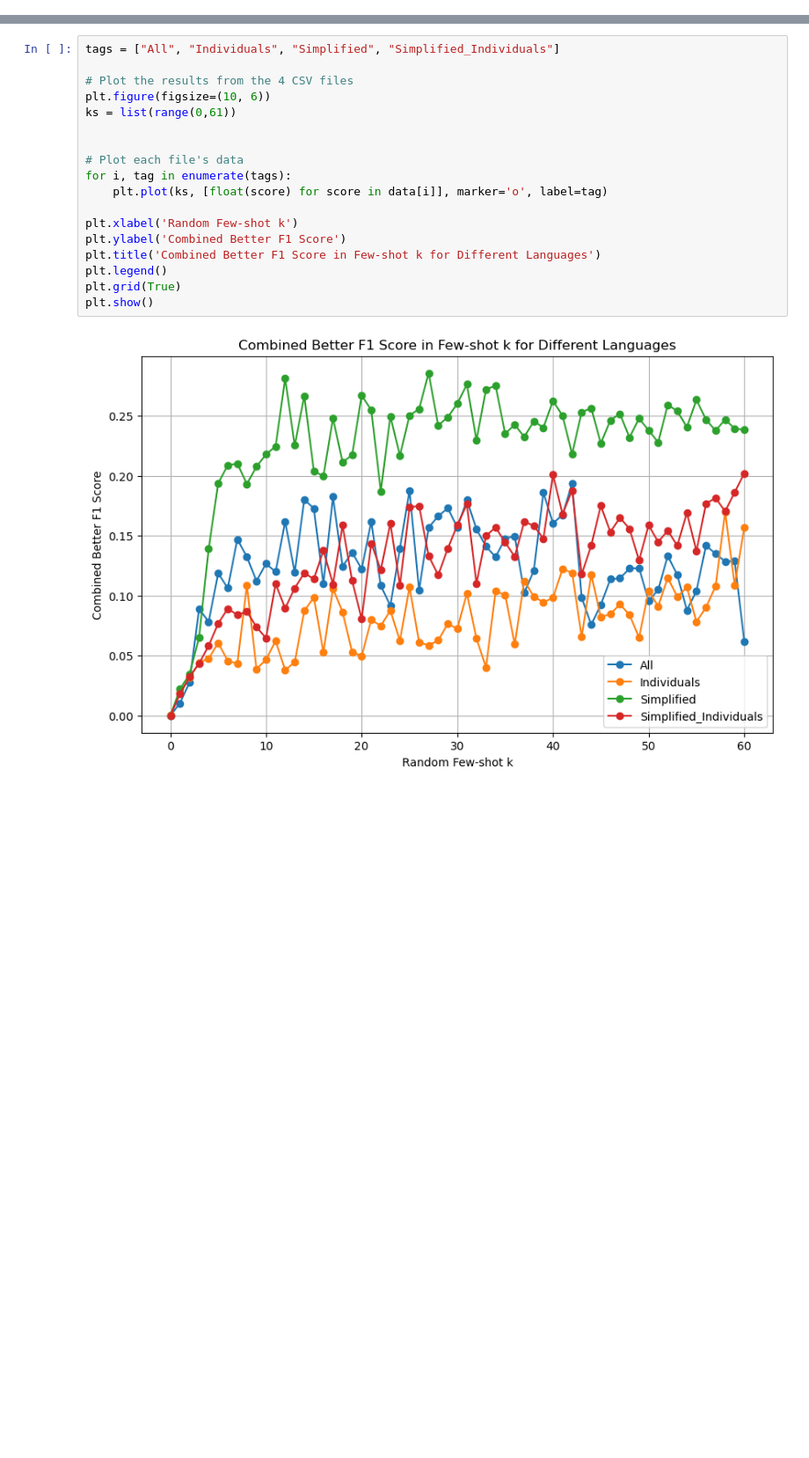
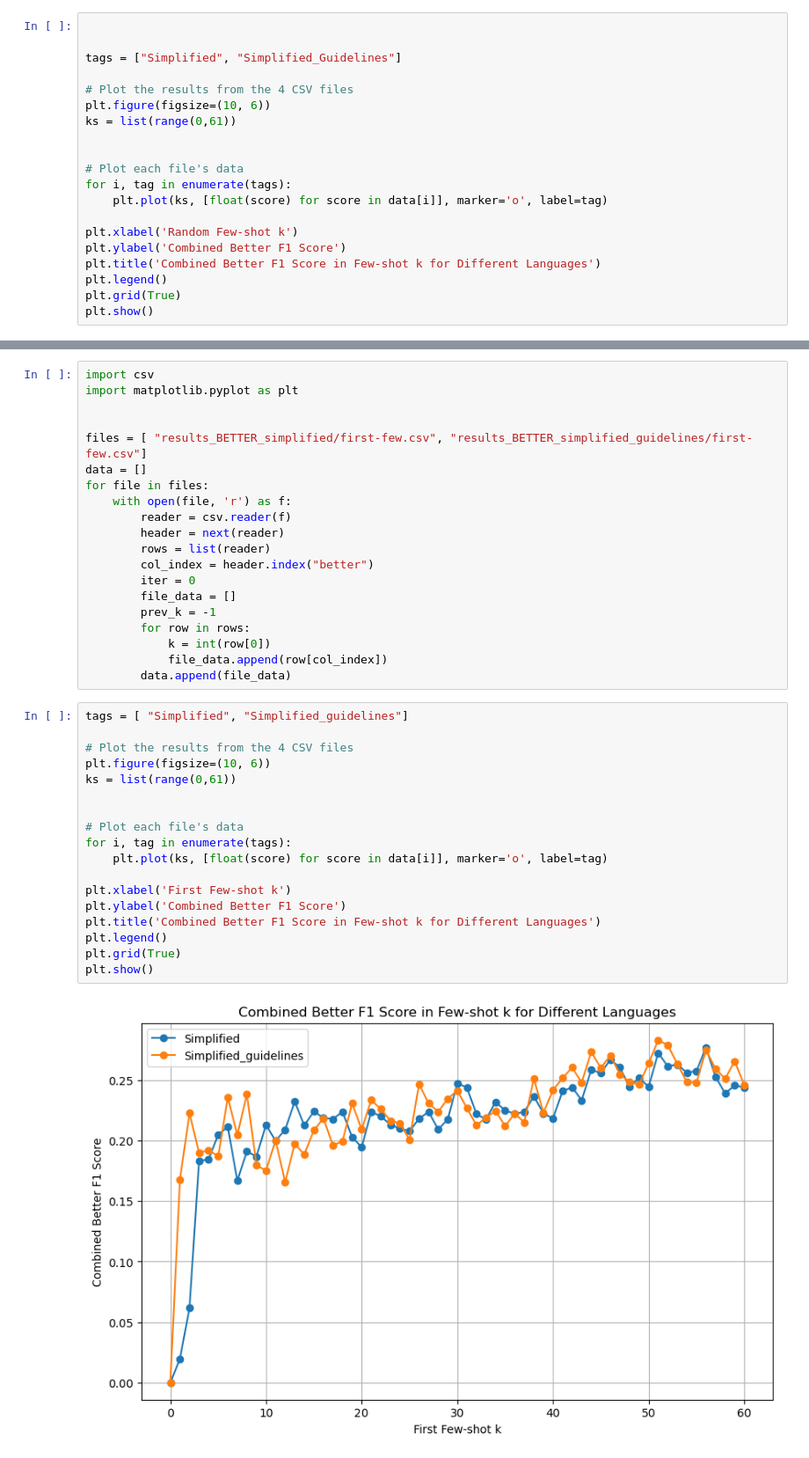
Before and after one commit to MikelZubi/ThinkTwice, a Jupyter notebook: visualize_results_BETTER.ipynb, the cells around one changed output, grey strips where cells are left out. Shown at 88% size. Saved outputs shown, nothing was run; the diff lists cells and outputs as text; blank space fills up the shorter version.

Commit message:
Better simplified guidelines added, and changes to support the vllm new version

```diff
--- a/visualize_results_BETTER.ipynb
+++ b/visualize_results_BETTER.ipynb
@@ -18,3 +18,23 @@ for file in files:
             k = int(row[0])
             file_data.append(row[col_index])
         data.append(file_data)
+# %%
+
+
+tags = ["Simplified", "Simplified_Guidelines"]
+
+# Plot the results from the 4 CSV files
+plt.figure(figsize=(10, 6))
+ks = list(range(0,61))
+
+
+# Plot each file's data
+for i, tag in enumerate(tags):
+    plt.plot(ks, [float(score) for score in data[i]], marker='o', label=tag)
+
+plt.xlabel('Random Few-shot k')
+plt.ylabel('Combined Better F1 Score')
+plt.title('Combined Better F1 Score in Few-shot k for Different Languages')
+plt.legend()
+plt.grid(True)
+plt.show()
@@ -21,20 +43,40 @@ for file in files:
+# %%
+import csv
+import matplotlib.pyplot as plt
+
+
+files = [ "results_BETTER_simplified/first-few.csv", "results_BETTER_simplified_guidelines/first-few.csv"]
+data = []
+for file in files:
+    with open(file, 'r') as f:
+        reader = csv.reader(f)
+        header = next(reader)
+        rows = list(reader)
+        col_index = header.index("better")
+        iter = 0
+        file_data = []
+        prev_k = -1
+        for row in rows:
+            k = int(row[0])
+            file_data.append(row[col_index])
+        data.append(file_data)
 # %%
-tags = ["All", "Individuals", "Simplified", "Simplified_Individuals"]
+tags = [ "Simplified", "Simplified_guidelines"]
 
 # Plot the results from the 4 CSV files
 plt.figure(figsize=(10, 6))
 ks = list(range(0,61))
 
 
 # Plot each file's data
 for i, tag in enumerate(tags):
     plt.plot(ks, [float(score) for score in data[i]], marker='o', label=tag)
 
-plt.xlabel('Random Few-shot k')
+plt.xlabel('First Few-shot k')
 plt.ylabel('Combined Better F1 Score')
 plt.title('Combined Better F1 Score in Few-shot k for Different Languages')
 plt.legend()
 plt.grid(True)
 plt.show()
 # %% [output]
-[figure, old version]
+[figure, new version]
```
Also changed, not shown: parts of 4 cells of this notebook, 6 other files.
